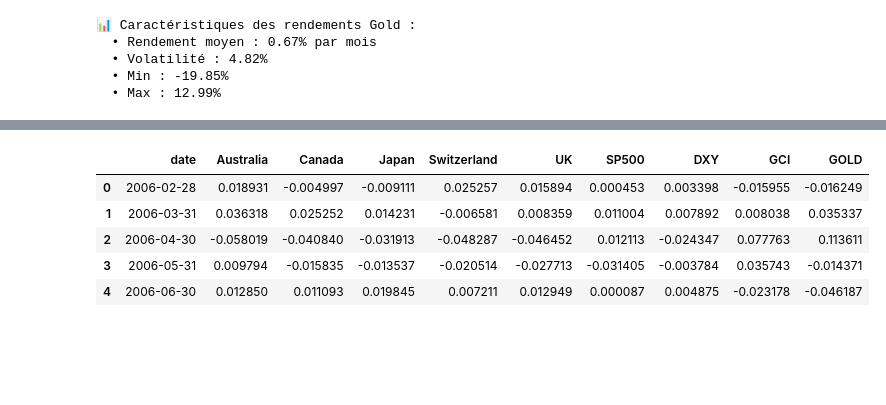
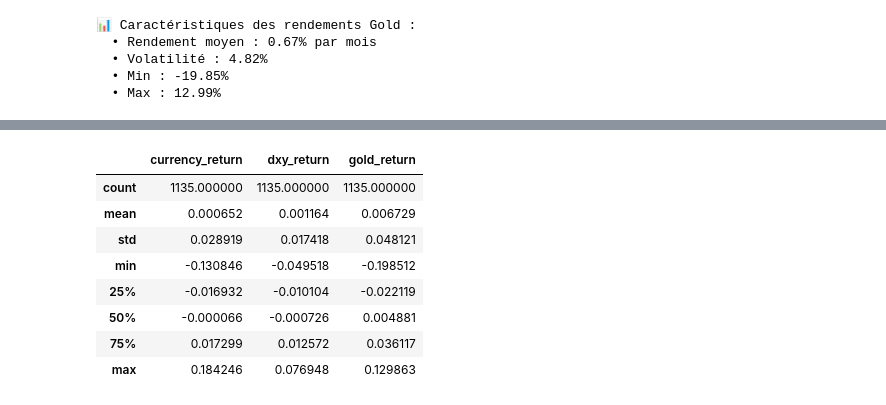
Before and after one commit to Lilas-Bertot/ETUDE-DE-CAS-2, a Jupyter notebook: Étude de cas 2.ipynb, the cells around one changed output, grey strips where cells are left out. Saved outputs shown, nothing was run; the diff lists cells and outputs as text; code cells hidden in the pictures; blank space fills up the shorter version.

```diff
--- a/Étude de cas 2.ipynb
+++ b/Étude de cas 2.ipynb
@@ -2169,14 +2201,14 @@ Explorer la **dimension safe haven** manquante en ajoutant l'or (Gold) comme fac
 # %% [markdown]
 ## Étape 1 : Extraction et préparation des données GOLD (XAU/USD)
 # %%
-# Charger les données de l'or depuis Yahoo Finance (GC=F = Gold Futures)
+# Extraction Gold depuis Yahoo Finance (FRED download failed)
 import yfinance as yf
 
-# Télécharger les données Gold depuis 2006
+# Télécharger les données Gold futures (GC=F) depuis Yahoo Finance
 gold_ticker = yf.Ticker("GC=F")
-gold_data = gold_ticker.history(start="2006-01-01", end="2025-01-01", interval="1d")
+gold_data = gold_ticker.history(start="2006-01-01", end="2025-01-01")
 
-# Réinitialiser l'index pour avoir la date comme colonne
+# Réinitialiser l'index pour avoir 'Date' comme colonne
 gold_data = gold_data.reset_index()
 gold_data = gold_data.rename(columns={'Date': 'date', 'Close': 'gold_price'})
 
@@ -2202,6 +2234,10 @@ gold_monthly = gold_monthly.reset_index()
 # Filtrer pour la période d'analyse (2006-02-28 à 2024-12-31)
 gold_monthly = gold_monthly[gold_monthly['date'] >= '2006-02-01'].copy()
 
+# IMPORTANT: Supprimer le timezone pour permettre le merge avec d'autres DataFrames
+gold_monthly_no_tz = gold_monthly.copy()
+gold_monthly_no_tz['date'] = gold_monthly_no_tz['date'].dt.tz_localize(None)
+
 print(f"\n📊 Données Gold mensuelles après traitement :")
 print(f"Période : {gold_monthly['date'].min()} à {gold_monthly['date'].max()}")
 print(f"Observations : {len(gold_monthly)}")
@@ -2287,45 +2317,31 @@ Fusion des rendements des devises avec les 4 facteurs de V3 :
 # %%
-# Supprimer le timezone de la colonne date de gold_monthly pour la fusion
-gold_monthly_no_tz = gold_monthly.copy()
-gold_monthly_no_tz['date'] = gold_monthly_no_tz['date'].dt.tz_localize(None)
+# Fusion DXY + GOLD pour V3
+# On récupère les données depuis les sources déjà chargées
 
-# Fusionner les rendements des devises avec SP500, DXY, GCI et GOLD
-regression_data_v3_gold = returns.merge(
-    sp500_monthly[['date', 'sp500_return']], on='date', how='inner'
-).merge(
+# 1. Créer le dataset avec returns_long (si pas déjà fait, on le recrée)
+currencies_list = ['Australia', 'Canada', 'Japan', 'Switzerland', 'UK']
+returns_long = returns.melt(
+    id_vars=['date'],
+    value_vars=currencies_list,
+    var_name='currency',
+    value_name='currency_return'
+)
+
+# 2. Fusion avec DXY
+regression_data_v3_gold = returns_long.merge(
     dxy_monthly[['date', 'dxy_return']], on='date', how='inner'
-).merge(
-    commodity_monthly[['date', 'commodity_return']], on='date', how='inner'
-).merge(
+)
+
+# 3. Fusion avec Gold
+regression_data_v3_gold = regression_data_v3_gold.merge(
     gold_monthly_no_tz[['date', 'gold_return']], on='date', how='inner'
 )
 
-# Renommer les colonnes des facteurs pour plus de clarté
-regression_data_v3_gold = regression_data_v3_gold.rename(columns={
-    'sp500_return': 'SP500',
-    'dxy_return': 'DXY',
-    'commodity_return': 'GCI',
-    'gold_return': 'GOLD'
-})
-
-# Vérifier les données
-print(f"📊 Données pour la régression V3 (avec GOLD)")
+# Vérification
+print("✅ Données V3 (DXY + GOLD) fusionnées")
+print(f"Observations : {len(regression_data_v3_gold)} (227 mois × 5 devises = 1135 attendu)")
 print(f"Période : {regression_data_v3_gold['date'].min()} à {regression_data_v3_gold['date'].max()}")
-print(f"Observations : {len(regression_data_v3_gold)}")
-print(f"\n{'='*70}")
-print("Variables dépendantes (Y) : Rendements des 5 devises")
-for curr in currencies_list:
-    print(f"  • {curr}")
-print("\nVariables indépendantes (X) : 4 facteurs observables V3")
-print("  • SP500 : Rendements log mensuels du S&P 500")
-print("  • DXY   : Rendements log mensuels du Dollar Index")
-print("  • GCI   : Rendements log du Global Commodity Index")
-print("  • GOLD  : Rendements log de l'Or (XAU/USD)")
-print(f"{'='*70}\n")
-
-# Statistiques descriptives
-print("Statistiques des variables :")
-print(regression_data_v3_gold[currencies_list + ['SP500', 'DXY', 'GCI', 'GOLD']].describe())
-
-regression_data_v3_gold.head()
+print(f"\nVariables : {list(regression_data_v3_gold.columns)}")
+print(f"\nStatistiques descriptives :")
+regression_data_v3_gold[['currency_return', 'dxy_return', 'gold_return']].describe()
 # %% [output]
@@ -2349,7 +2355,10 @@ max      0.076948    0.164369    0.129863
-|  | date | Australia | Canada | Japan | Switzerland | UK | SP500 | DXY | GCI | GOLD |
-| 0 | 2006-02-28 | 0.018931 | -0.004997 | -0.009111 | 0.025257 | 0.015894 | 0.000453 | 0.003398 | -0.015955 | -0.016249 |
-| 1 | 2006-03-31 | 0.036318 | 0.025252 | 0.014231 | -0.006581 | 0.008359 | 0.011004 | 0.007892 | 0.008038 | 0.035337 |
-| 2 | 2006-04-30 | -0.058019 | -0.040840 | -0.031913 | -0.048287 | -0.046452 | 0.012113 | -0.024347 | 0.077763 | 0.113611 |
-| 3 | 2006-05-31 | 0.009794 | -0.015835 | -0.013537 | -0.020514 | -0.027713 | -0.031405 | -0.003784 | 0.035743 | -0.014371 |
-| 4 | 2006-06-30 | 0.012850 | 0.011093 | 0.019845 | 0.007211 | 0.012949 | 0.000087 | 0.004875 | -0.023178 | -0.046187 |
+|  | currency_return | dxy_return | gold_return |
+| count | 1135.000000 | 1135.000000 | 1135.000000 |
+| mean | 0.000652 | 0.001164 | 0.006729 |
+| std | 0.028919 | 0.017418 | 0.048121 |
+| min | -0.130846 | -0.049518 | -0.198512 |
+| 25% | -0.016932 | -0.010104 | -0.022119 |
+| 50% | -0.000066 | -0.000726 | 0.004881 |
+| 75% | 0.017299 | 0.012572 | 0.036117 |
+| max | 0.184246 | 0.076948 | 0.129863 |
 # %% [markdown]
```
Also changed, not shown: parts of 29 cells of this notebook, 6 other files.
